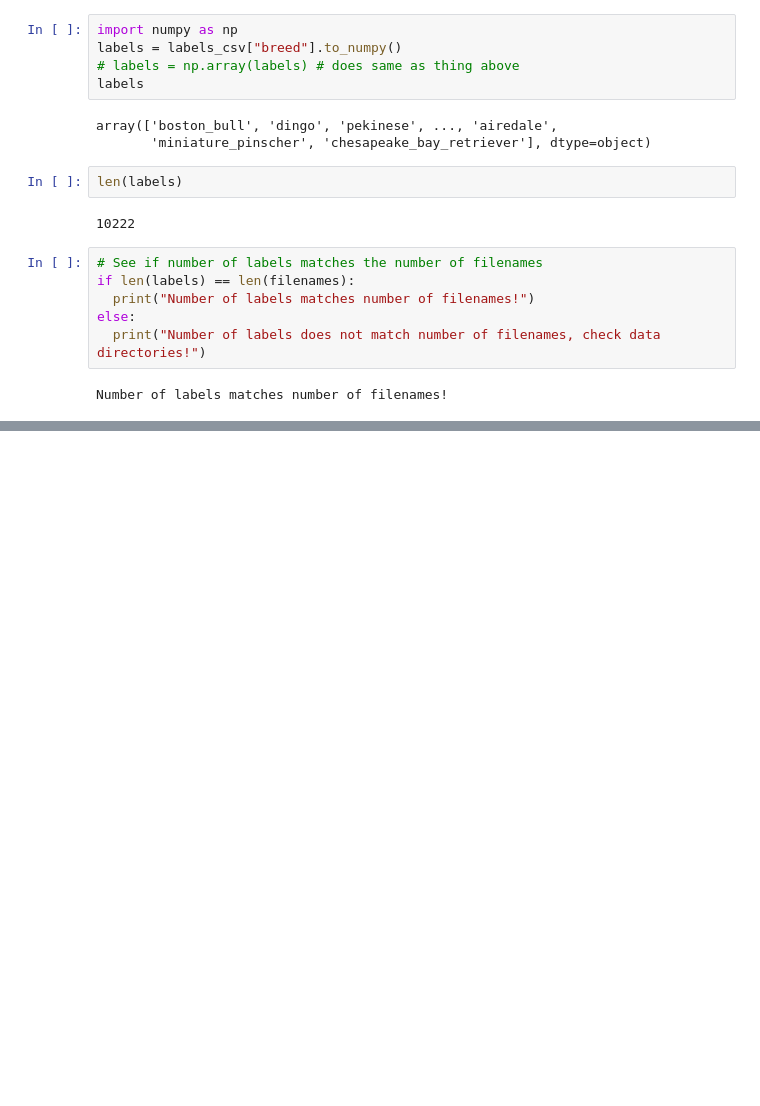
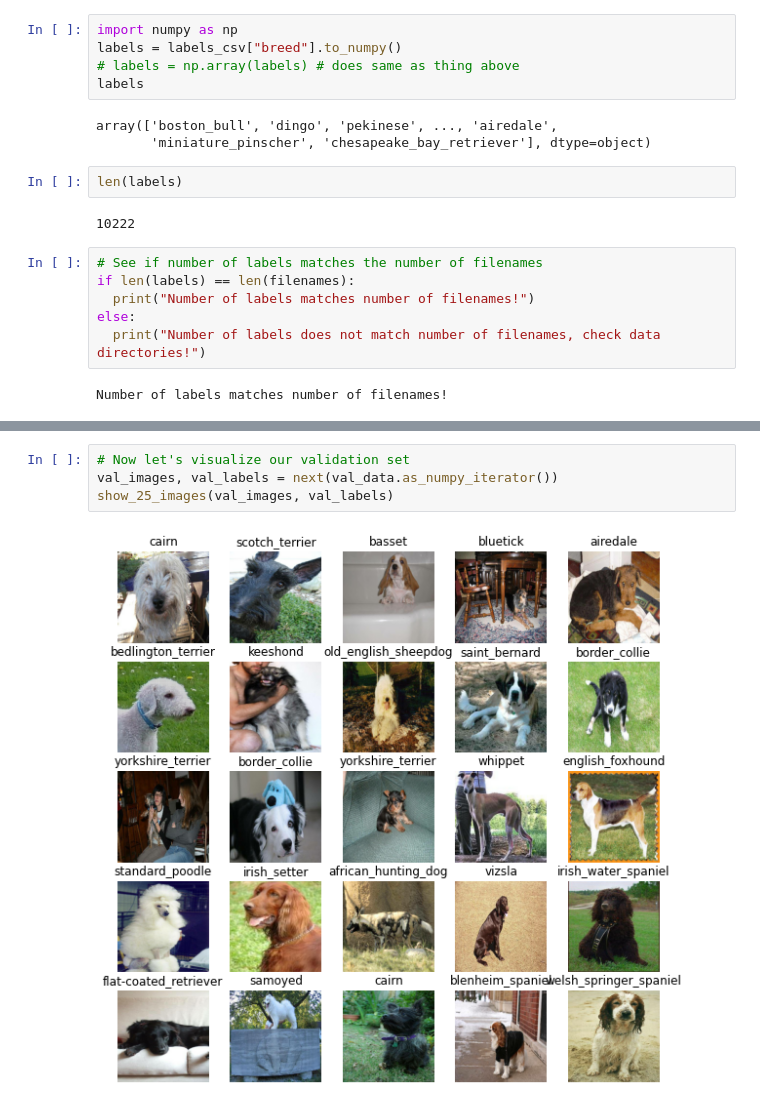
Before and after one commit to redrum88/Machine_Learning_and_Data_Science, a Jupyter notebook: dog_vision.ipynb, the cells around one changed output, grey strips where cells are left out. Saved outputs shown, nothing was run; the diff lists cells and outputs as text; blank space fills up the shorter version.

```diff
--- a/dog_vision.ipynb
+++ b/dog_vision.ipynb
@@ -172,0 +467,6 @@ Number of labels matches number of filenames!
+# %%
+# Now let's visualize our validation set
+val_images, val_labels = next(val_data.as_numpy_iterator())
+show_25_images(val_images, val_labels)
+# %% [output]
+[figure, added]
```
Also changed, not shown: parts of 26 cells of this notebook.
